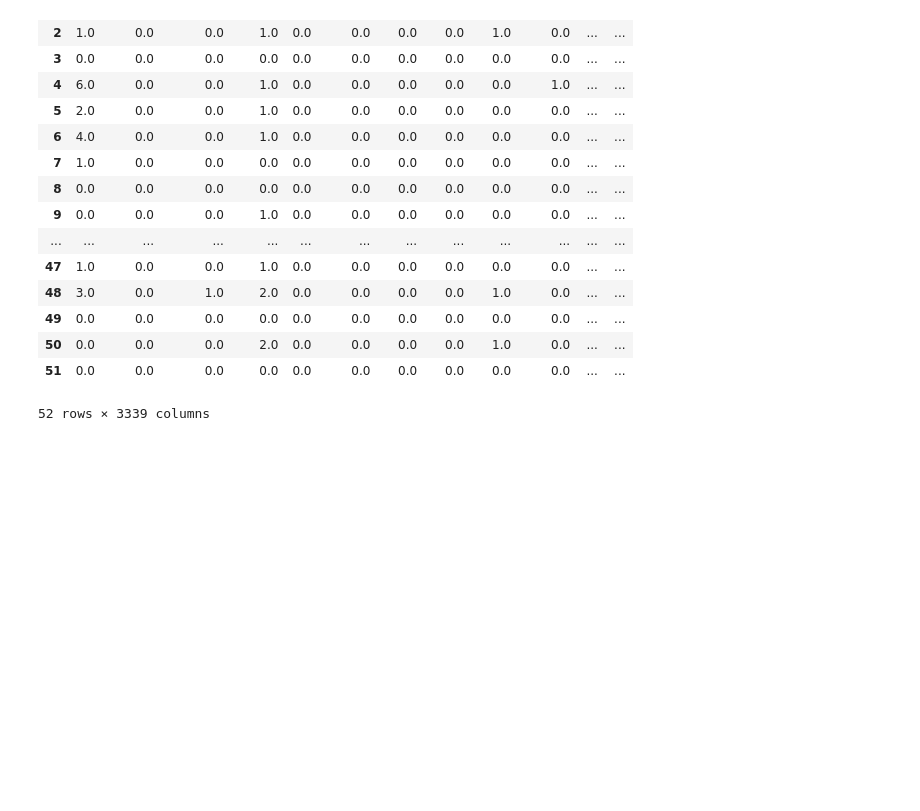
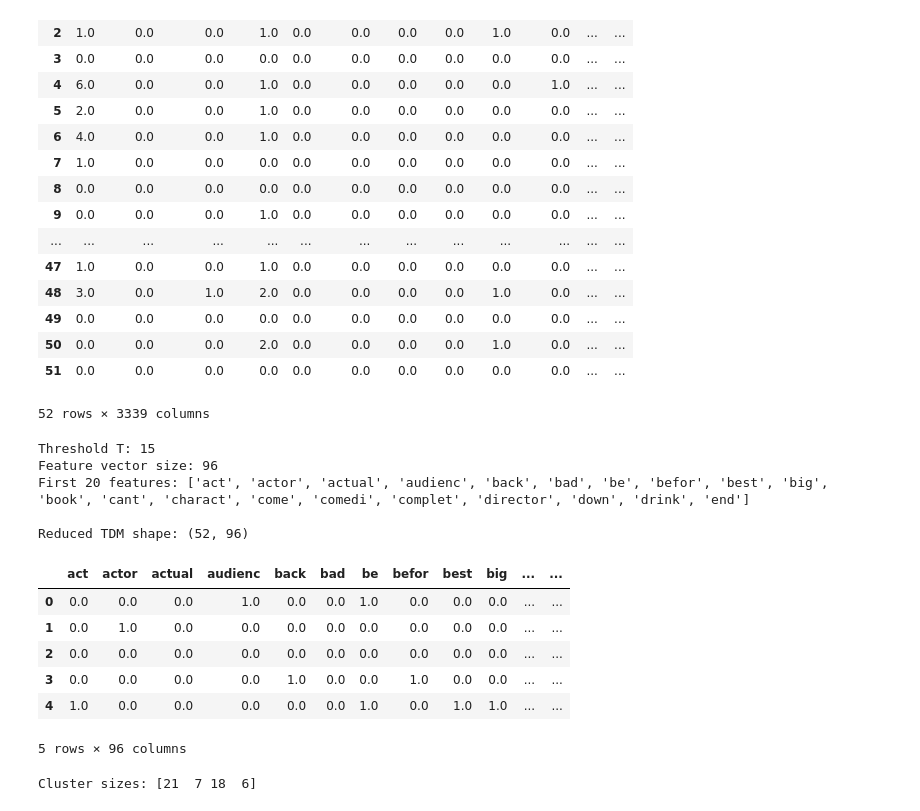
Before and after one commit to ConnorFair36/CMSC_436_Project4, a Jupyter notebook: Project4Code.ipynb, the cells around one changed output. Saved outputs shown, nothing was run; the diff lists cells and outputs as text; code cells hidden in the pictures; blank space fills up the shorter version.

Commit message:
Added part 3 Clustering

```diff
--- a/Project4Code.ipynb
+++ b/Project4Code.ipynb
@@ -75,3 +82,38 @@ TDM
 | 50 | 0.0 | 0.0 | 0.0 | 2.0 | 0.0 | 0.0 | 0.0 | 0.0 | 1.0 | 0.0 | ... | ... |
 | 51 | 0.0 | 0.0 | 0.0 | 0.0 | 0.0 | 0.0 | 0.0 | 0.0 | 0.0 | 0.0 | ... | ... |
 52 rows × 3339 columns
+# %%
+from collections import Counter
+
+# Global frequency of each stem across all docs
+global_counts = Counter()
+for tok_list in tokens:
+    global_counts.update(tok_list)
+
+# Choose threshold T (tune if you like)
+T = 15
+
+feature_vector = sorted([w for w, c in global_counts.items() if c > T])
+
+print("Threshold T:", T)
+print("Feature vector size:", len(feature_vector))
+print("First 20 features:", feature_vector[:20])
+
+# Reduced TDM used for clustering & discussion
+TDM = TDM_full[feature_vector].astype(float)
+
+print("\nReduced TDM shape:", TDM.shape)
+TDM.head()
+# %% [output]
+Threshold T: 15
+Feature vector size: 96
+First 20 features: ['act', 'actor', 'actual', 'audienc', 'back', 'bad', 'be', 'befor', 'best', 'big', 'book', 'cant', 'charact', 'come', 'comedi', 'complet', 'director', 'down', 'drink', 'end']
+
+Reduced TDM shape: (52, 96)
+|  | act | actor | actual | audienc | back | bad | be | befor | best | big | ... | ... |
+| 0 | 0.0 | 0.0 | 0.0 | 1.0 | 0.0 | 0.0 | 1.0 | 0.0 | 0.0 | 0.0 | ... | ... |
+| 1 | 0.0 | 1.0 | 0.0 | 0.0 | 0.0 | 0.0 | 0.0 | 0.0 | 0.0 | 0.0 | ... | ... |
+| 2 | 0.0 | 0.0 | 0.0 | 0.0 | 0.0 | 0.0 | 0.0 | 0.0 | 0.0 | 0.0 | ... | ... |
+| 3 | 0.0 | 0.0 | 0.0 | 0.0 | 1.0 | 0.0 | 0.0 | 1.0 | 0.0 | 0.0 | ... | ... |
+| 4 | 1.0 | 0.0 | 0.0 | 0.0 | 0.0 | 0.0 | 1.0 | 0.0 | 1.0 | 1.0 | ... | ... |
+5 rows × 96 columns
@@ -77,0 +167,5 @@ TDM
+# %%
+labels, W = kohonen_wta(TDM.values, k=4)
+print("Cluster sizes:", np.bincount(labels))
+# %% [output]
+Cluster sizes: [21  7 18  6]
```
Also changed, not shown: parts of 4 cells of this notebook.
